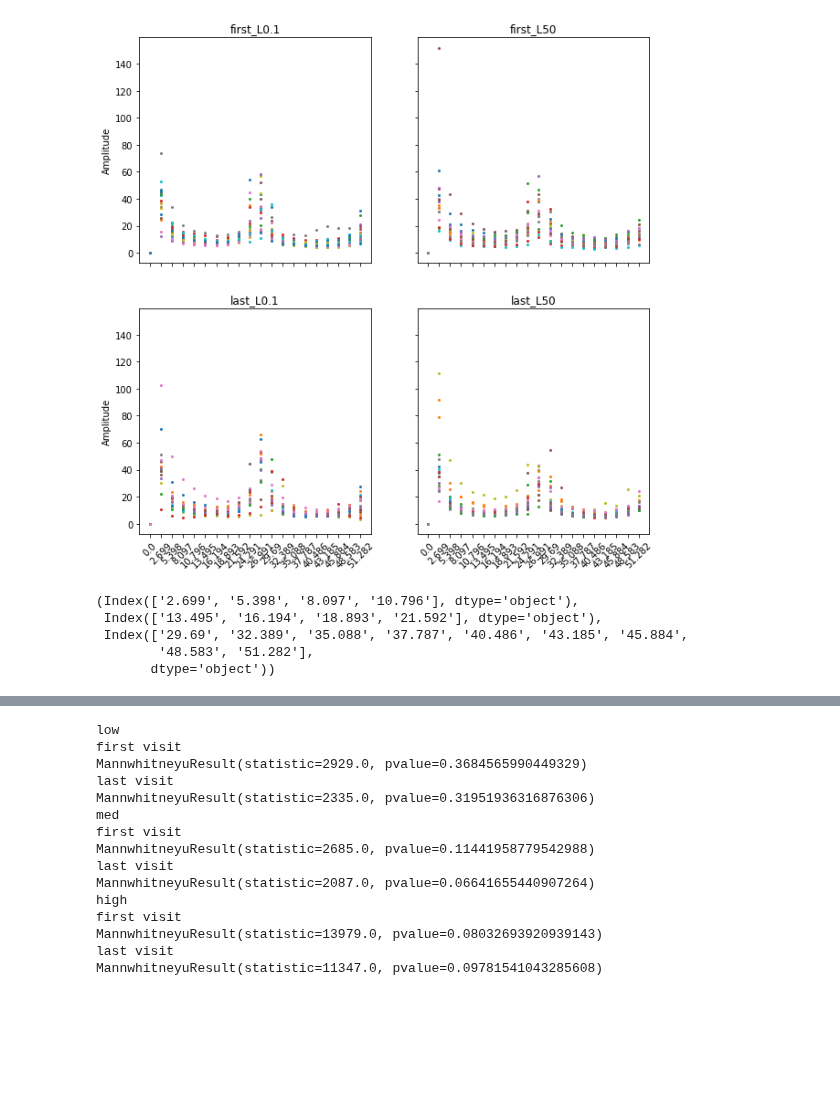
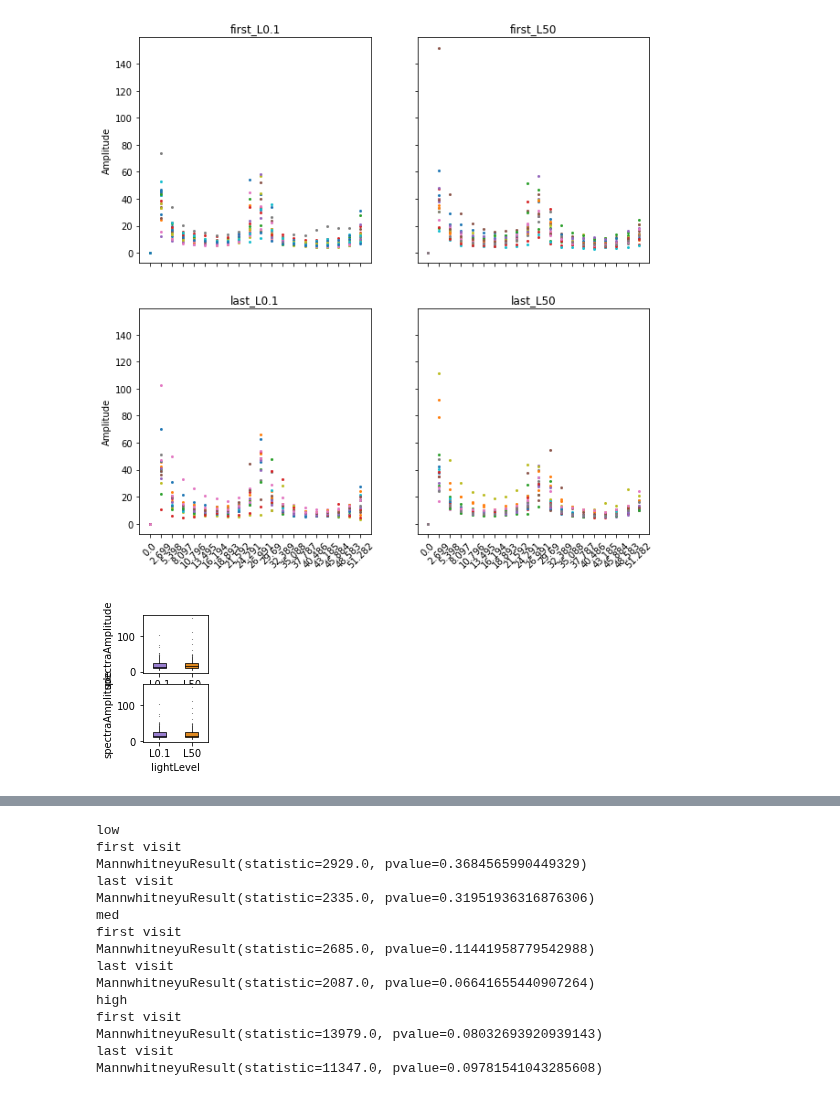
Before and after one commit to itsMahad/ManducaMultiSenseFeeding, a Jupyter notebook: M_Step4_Tortuosity_DispDist_SpectralAnalysis.ipynb, the cells around one changed output, grey strips where cells are left out. Cells and saved outputs as stored; diff of their text form; code cells hidden in the pictures; blank space fills up the shorter version.

```diff
--- a/M_Step4_Tortuosity_DispDist_SpectralAnalysis.ipynb
+++ b/M_Step4_Tortuosity_DispDist_SpectralAnalysis.ipynb
@@ -297,16 +321,10 @@ plt.savefig(figpath + 'fft_rawData.pdf')
 # %% [output]
 [figure]
 # %%
-low = row.index[1:5]
-medium = row.index[5:9]
-high = row.index[11:]
-low, medium, high
+# low = row.index[1:5]
+# medium = row.index[5:9]
+# high = row.index[11:]
+# low, medium, high
-# %% [output]
-(Index(['2.699', '5.398', '8.097', '10.796'], dtype='object'),
- Index(['13.495', '16.194', '18.893', '21.592'], dtype='object'),
- Index(['29.69', '32.389', '35.088', '37.787', '40.486', '43.185', '45.884',
-        '48.583', '51.282'],
-       dtype='object'))
 # %%
 low_val = []
 med_val = []
@@ -349,3 +367,23 @@ med_fft = pd.DataFrame({'visit' : visit_m,
 high_fft = pd.DataFrame({'visit' : visit_h,
                     'lightLevel': lightLevel_h,
                     'spectraAmplitude': high_val})
+# %%
+f, ax = plt.subplots(2,1, figsize = (w/2,h/2), sharey = True)
+
+i=0
+
+for v, sub in data.groupby('visit'):
+#     sns.violinplot(ax = ax[i], x='lightLevel', y='spectraAmplitude', data = low_fft,
+#                    inner = None,
+#                    palette=['mediumpurple','orange'],
+#                    linewidth = 0.5,
+#                    ax=ax[i])
+    sns.boxplot(x='lightLevel', y='spectraAmplitude', data = low_fft,
+                fliersize = 0.2, ax=ax[i], **boxplot_kwargs)
+#     sns.stripplot(x='lightLevel', y='spectraAmplitude', data = low_fft,
+#                   ax=ax[i], dodge= True, **stripplot_kwargs)
+    i+=1
+plt.savefig(figpath + 'fft_low_boxplot.pdf', bbox_inches = 'tight',
+    pad_inches = 0)
+# %% [output]
+[figure, added]
```
Also changed, not shown: parts of 8 cells of this notebook, 5 other files.
